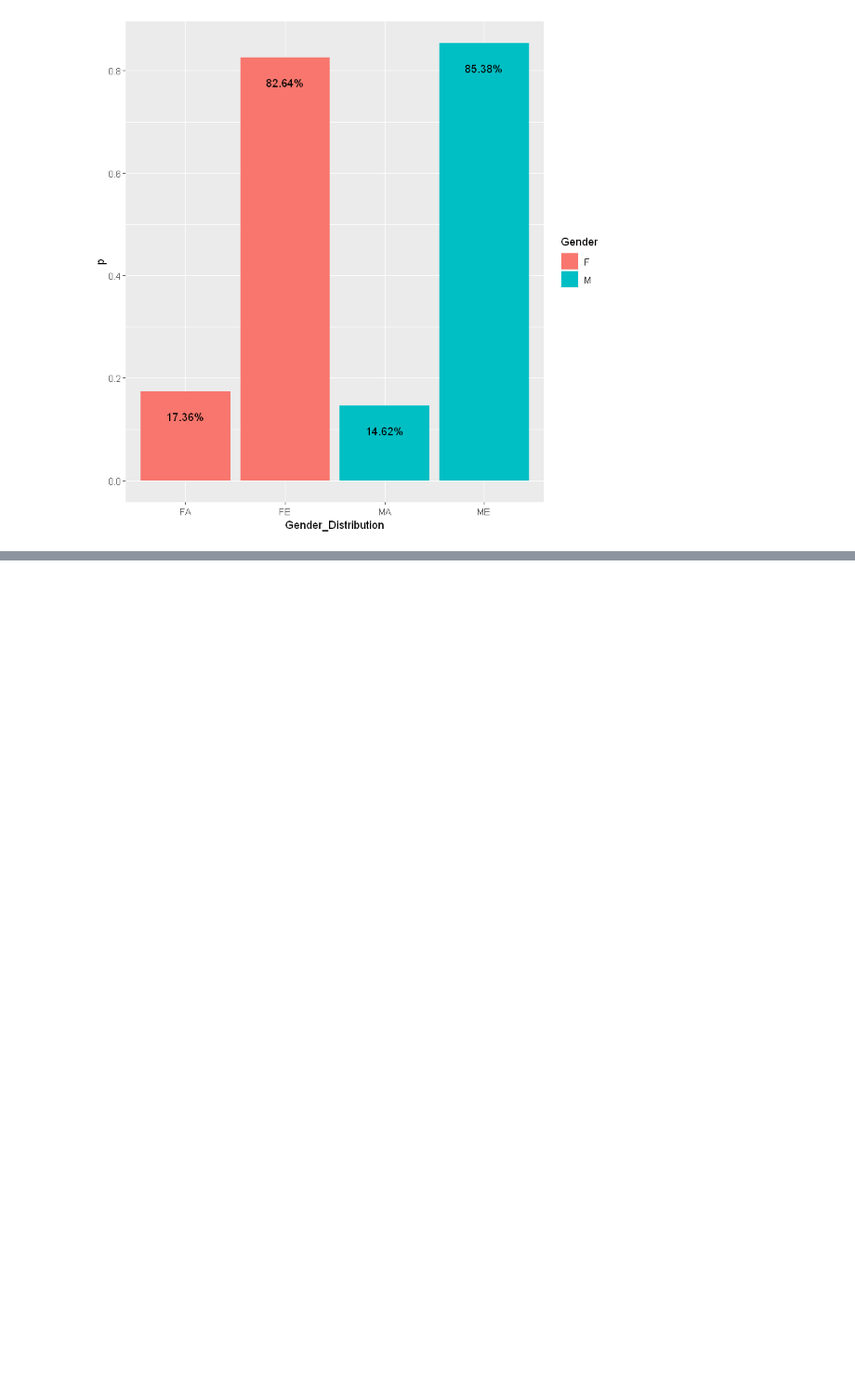
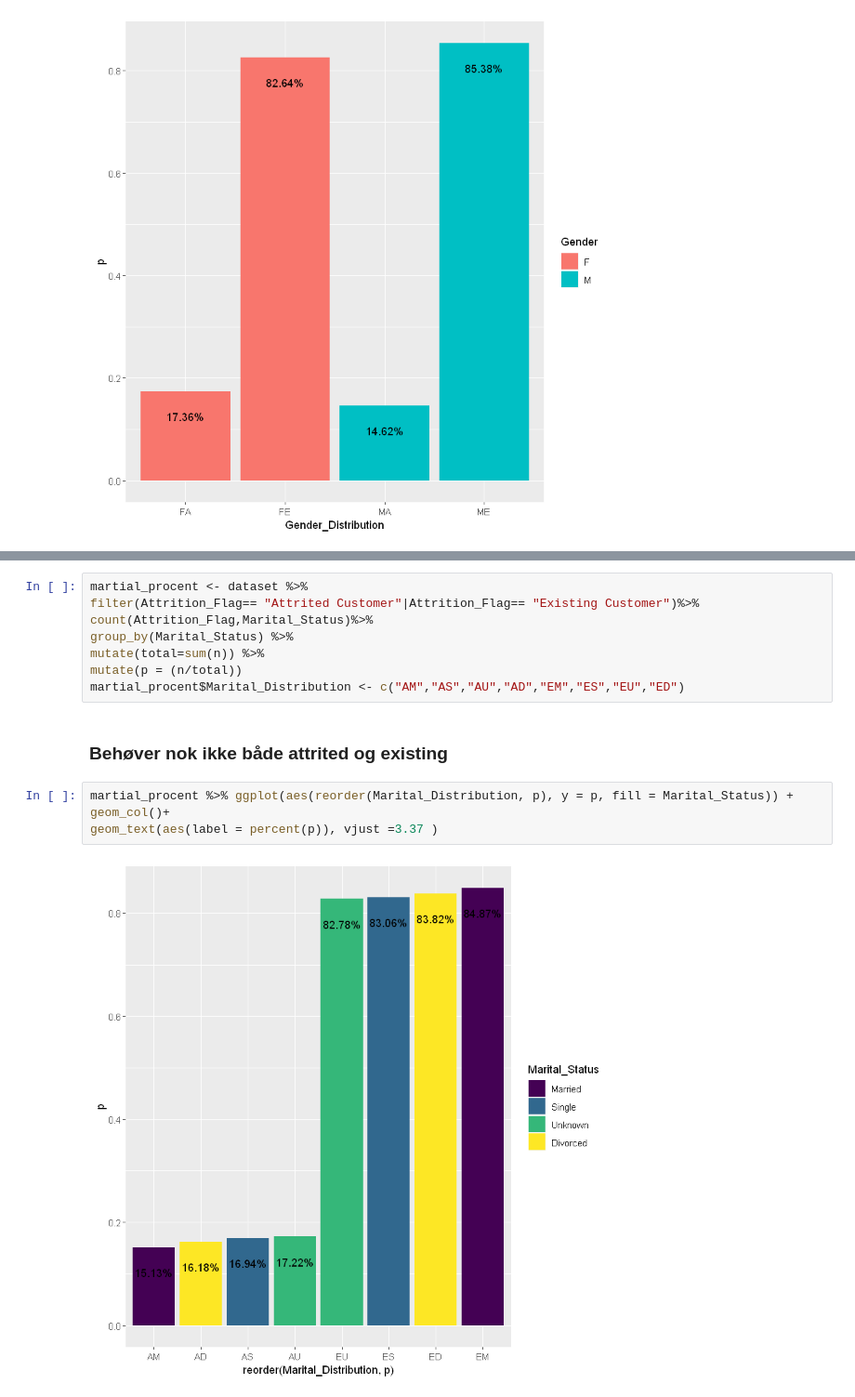
Before and after one commit to WeAreVR/Biba, a Jupyter notebook: BIBA.ipynb, the cells around one changed output, grey strips where cells are left out. Shown at 93% size. Saved outputs shown, nothing was run; the diff lists cells and outputs as text; blank space fills up the shorter version.

```diff
--- a/BIBA.ipynb
+++ b/BIBA.ipynb
@@ -283,0 +289,16 @@ df1
+# %%
+martial_procent <- dataset %>%
+filter(Attrition_Flag== "Attrited Customer"|Attrition_Flag== "Existing Customer")%>%
+count(Attrition_Flag,Marital_Status)%>%
+group_by(Marital_Status) %>%
+mutate(total=sum(n)) %>%
+mutate(p = (n/total))
+martial_procent$Marital_Distribution <- c("AM","AS","AU","AD","EM","ES","EU","ED")
+# %% [markdown]
+### Behøver nok ikke både attrited og existing
+# %%
+martial_procent %>% ggplot(aes(reorder(Marital_Distribution, p), y = p, fill = Marital_Status)) +
+geom_col()+
+geom_text(aes(label = percent(p)), vjust =3.37 )
+# %% [output]
+[figure, added]
```
Also changed, not shown: parts of 8 cells of this notebook.
